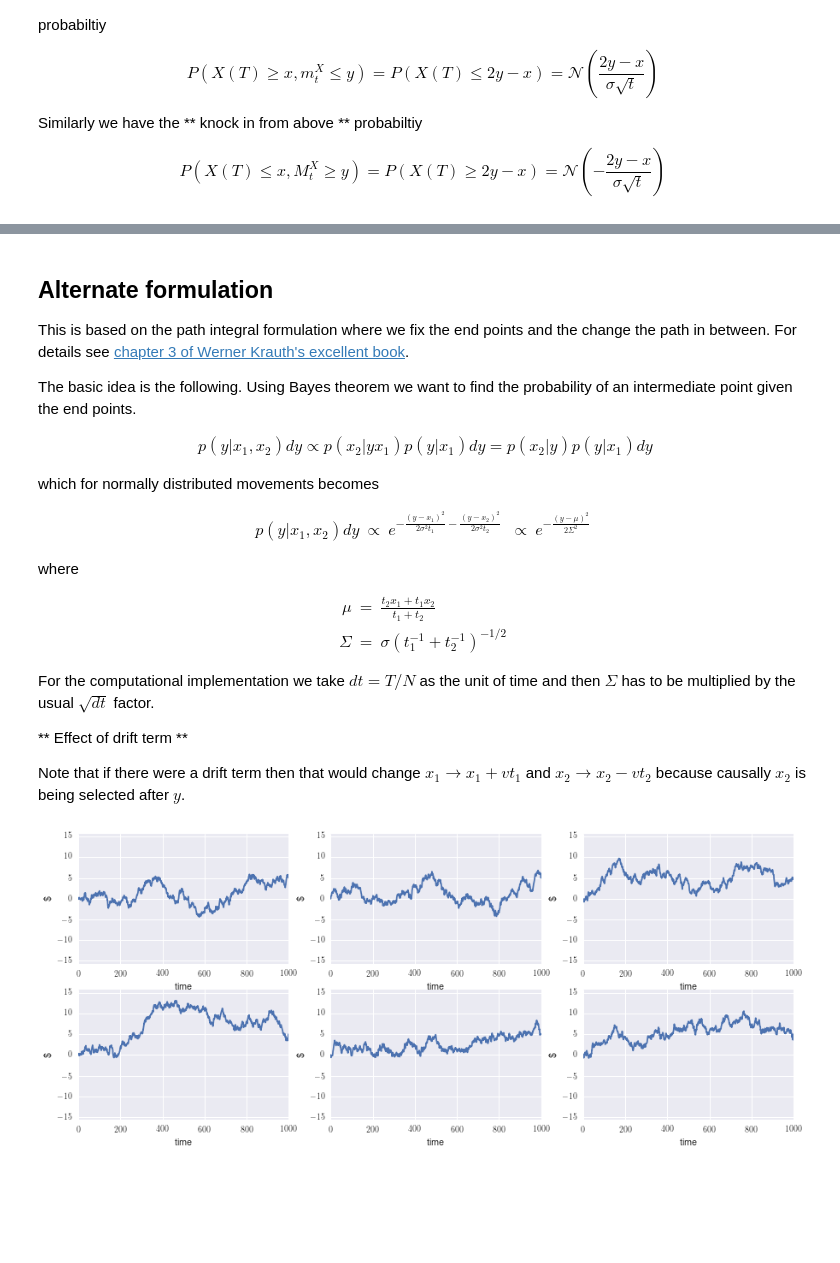
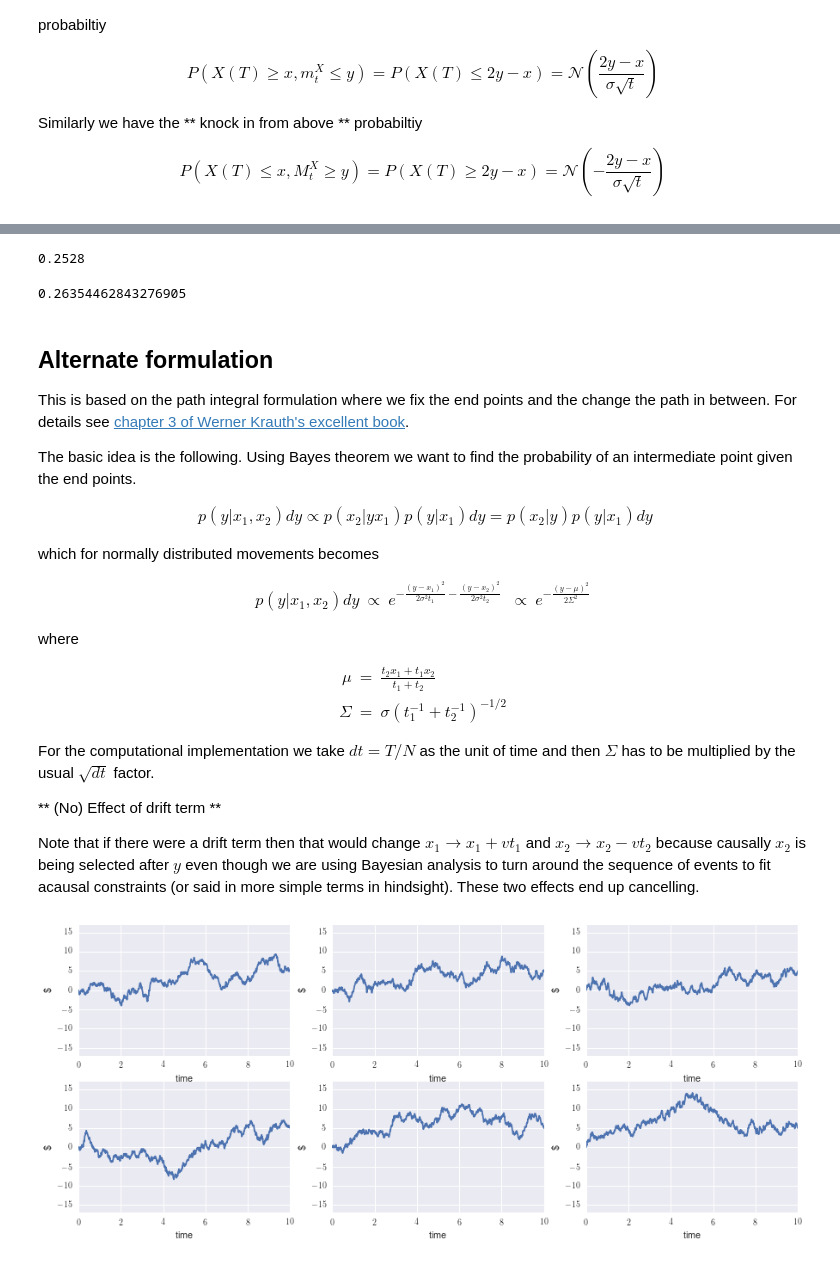
Before and after one commit to borundev/StochasticProcesses, a Jupyter notebook: BarrierCrossing.ipynb, the cells around one changed output, grey strips where cells are left out. Drawn from its saved outputs; the diff is of its cells as text; code cells hidden in the pictures; blank space fills up the shorter version.

```diff
--- a/BarrierCrossing.ipynb
+++ b/BarrierCrossing.ipynb
@@ -188,0 +182,7 @@ plt.legend()
+# %%
+T=10.0
+sigma=3
+x=-2
+y=-4
+total_number_paths=10000
+w=WeinerPaths(T,1000,total_number_paths,sigma=sigma)
@@ -189,3 +191,11 @@ plt.legend()
+# %%
+1.0*elligible_paths.shape[0]/total_number_paths
+# %% [output]
+0.2528
+# %%
+stats.norm.cdf((2*y-x)/(sigma*np.sqrt(T)))
+# %% [output]
+0.26354462843276905
 # %% [markdown]
 ## Alternate formulation
 
@@ -220,9 +230,9 @@ $$
 
 For the computational implementation we take $dt= T/N$ as the unit of time and then $\Sigma$ has to be multiplied by the usual $\sqrt{{dt}}$ factor.
 
-** Effect of drift term **
+** (No) Effect of drift term **
 
-Note that if there were a drift term then that would change $x_1 \to x_1 + v t_1$ and $x_2 \to x_2 - v t_2$ because causally $x_2$ is being selected after $y$.
+Note that if there were a drift term then that would change $x_1 \to x_1 + v t_1$ and $x_2 \to x_2 - v t_2$ because causally $x_2$ is being selected after $y$ even though we are using Bayesian analysis to turn around the sequence of events to fit acausal constraints (or said in more simple terms in hindsight). These two effects end up cancelling.
 # %%
 from MonteCarloPaths import Paths
 class LevyWeinerPaths(Paths):
@@ -262,17 +272,17 @@ w=LevyWeinerPaths(0,5,10,1000,10,sigma=3)
 # %%
 number_columns=3
 number_rows=2
 figsize(15, 6)
 
 ylim=np.abs([w[:number_columns*number_rows].max(),w[:number_columns*number_rows].min()]).max()*1.2
 
 for i,j in enumerate([(i/number_columns,i%number_columns) for i in range(number_columns*number_rows)]):
     plt.subplot2grid((number_rows,number_columns),j)
-    plt.plot(w[i],"-")
+    plt.plot(w.get_timeline(),w[i],"-")
     plt.xlabel("time")
     plt.ylabel("\$")
     plt.ylim(-ylim,ylim)
 
 plt.show()
 # %% [output]
-[figure, old version]
+[figure, new version]
```
Also changed, not shown: parts of 17 cells of this notebook.
